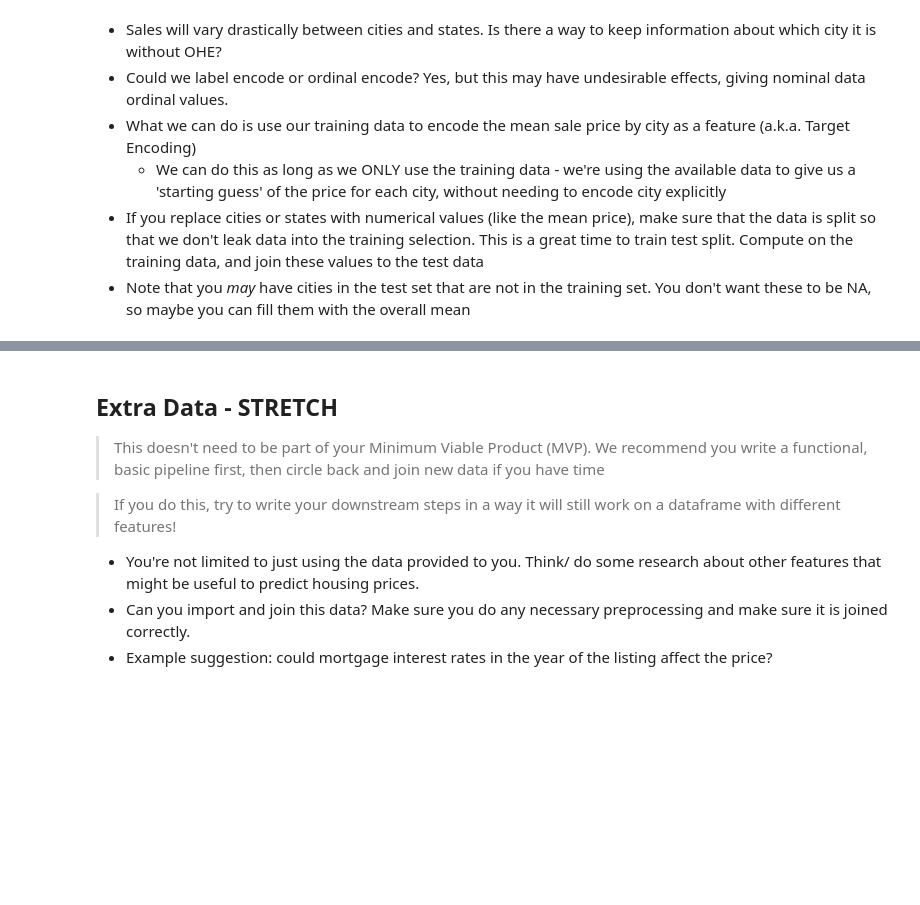
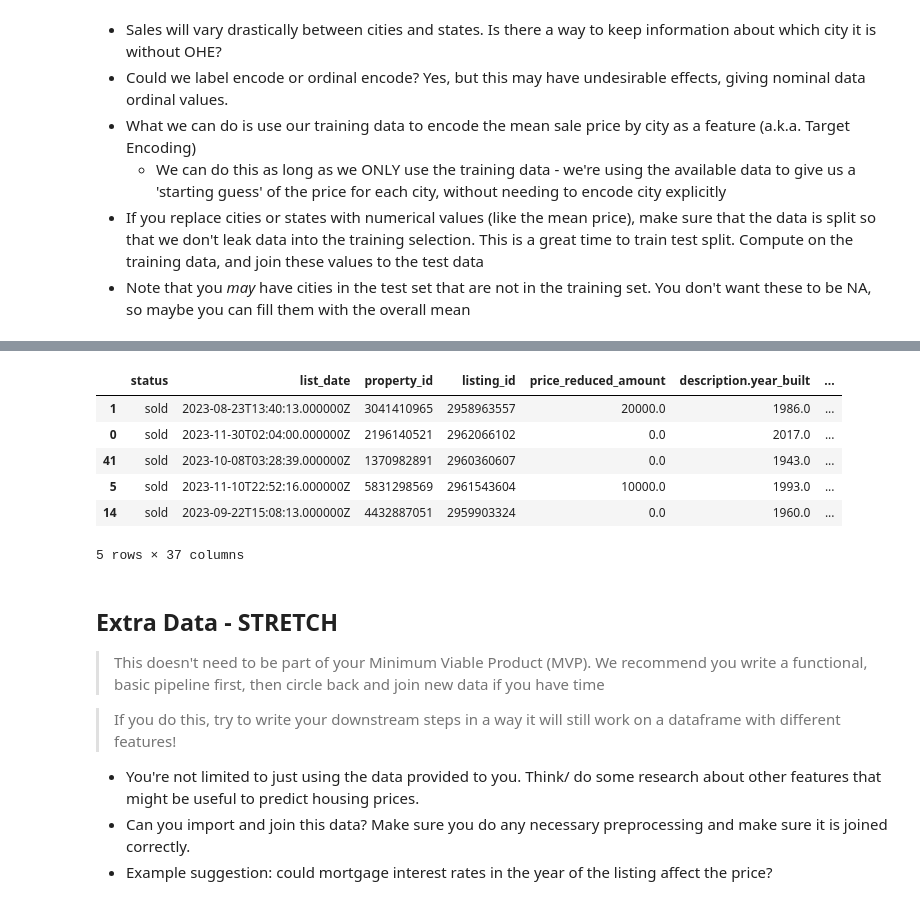
Before and after one commit to vunguyen1997/DS-Midterm-Project, a Jupyter notebook: notebooks/1 - EDA.ipynb, the cells around one changed output, grey strips where cells are left out. Cells and saved outputs as stored; diff of their text form; code cells hidden in the pictures; blank space fills up the shorter version.

```diff
--- a/notebooks/1 - EDA.ipynb
+++ b/notebooks/1 - EDA.ipynb
@@ -477,0 +469,20 @@ new_df.head()
+# %%
+# perform train test split here
+from sklearn.model_selection import train_test_split
+train_df, test_df = train_test_split(new_df, test_size=0.3, random_state=7)
+
+# computing city and state mean on train set
+city_means = train_df.groupby('location.address.city')['description.sold_price'].mean()
+state_means = train_df.groupby('location.address.state')['description.sold_price'].mean()
+
+# Map the means to both train and test sets
+train_df['enc_location.address.city'] = train_df['location.address.city'].map(city_means)
+train_df['enc_location.address.state'] = train_df['location.address.state'].map(state_means)
+test_df['enc_location.address.city'] = test_df['location.address.city'].map(city_means)
+test_df['enc_location.address.state'] = test_df['location.address.state'].map(state_means)
+
+# Handle categories in test that weren't seen in train
+# Fill NaNs in test set with global mean
+global_mean = train_df['description.sold_price'].mean()
+test_df['enc_location.address.city'].fillna(global_mean, inplace=True)
+test_df['enc_location.address.state'].fillna(global_mean, inplace=True)
@@ -478,3 +502,13 @@ new_df.head()
+# %%
+train_df.head()
+# %% [output]
+|  | status | list_date | property_id | listing_id | price_reduced_amount | description.year_built | ... |
+| 1 | sold | 2023-08-23T13:40:13.000000Z | 3041410965 | 2958963557 | 20000.0 | 1986.0 | ... |
+| 0 | sold | 2023-11-30T02:04:00.000000Z | 2196140521 | 2962066102 | 0.0 | 2017.0 | ... |
+| 41 | sold | 2023-10-08T03:28:39.000000Z | 1370982891 | 2960360607 | 0.0 | 1943.0 | ... |
+| 5 | sold | 2023-11-10T22:52:16.000000Z | 5831298569 | 2961543604 | 10000.0 | 1993.0 | ... |
+| 14 | sold | 2023-09-22T15:08:13.000000Z | 4432887051 | 2959903324 | 0.0 | 1960.0 | ... |
+5 rows × 37 columns
 # %% [markdown]
 ## Extra Data - STRETCH
 
```
Also changed, not shown: parts of 5 cells of this notebook.
